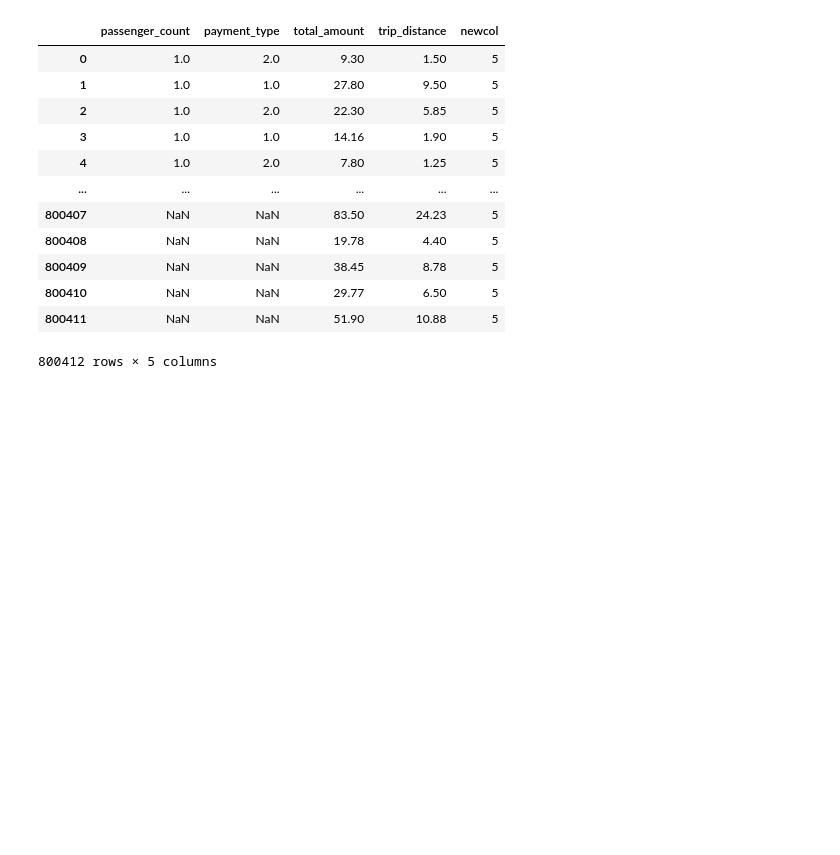
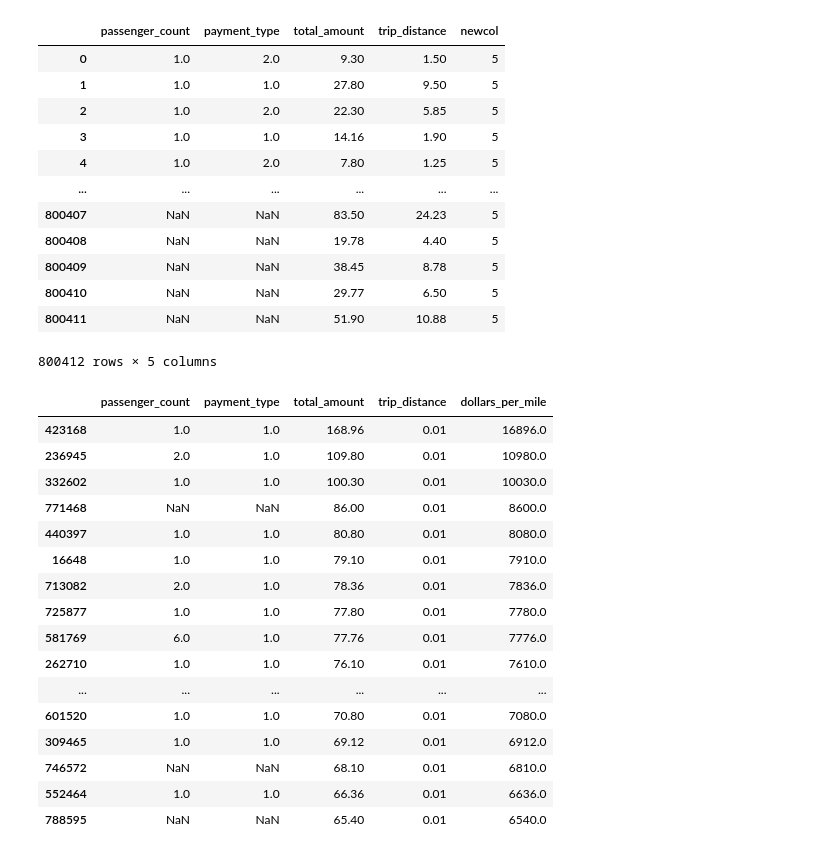
Before and after one commit to opagani/https-github.com-opagani-2024-08Aug-cleaning, a Jupyter notebook: LernerPython - 2024-08Aug-chaining.ipynb, the cells around one changed output. Saved outputs shown, nothing was run; the diff lists cells and outputs as text; code cells hidden in the pictures; blank space fills up the shorter version.

```diff
--- a/LernerPython - 2024-08Aug-chaining.ipynb
+++ b/LernerPython - 2024-08Aug-chaining.ipynb
@@ -538,11 +538,32 @@ The order of keyword arguments to `assign` is important; they are evaluated in o
 # %%
 # adding a column with lambda
 
 (
     pd
     .read_csv(filename,
               usecols=['passenger_count', 'payment_type',
                           'total_amount', 'trip_distance'],
               engine='pyarrow')
-    .assign(newcol = lambda df_: df_['trip_distance'] / df_[')
+    .loc[lambda df_: df['trip_distance'] > 0]   # keep only rows where distance > 0
+    .assign(dollars_per_mile = lambda df_: df_['total_amount'] / df_['trip_distance'])   # add a new column, dollars/mile
+    .sort_values('dollars_per_mile', ascending=False)
+    .head(5)
 )
+# %% [output]
+|  | passenger_count | payment_type | total_amount | trip_distance | dollars_per_mile |
+| 423168 | 1.0 | 1.0 | 168.96 | 0.01 | 16896.0 |
+| 236945 | 2.0 | 1.0 | 109.80 | 0.01 | 10980.0 |
+| 332602 | 1.0 | 1.0 | 100.30 | 0.01 | 10030.0 |
+| 771468 | NaN | NaN | 86.00 | 0.01 | 8600.0 |
+| 440397 | 1.0 | 1.0 | 80.80 | 0.01 | 8080.0 |
+| 16648 | 1.0 | 1.0 | 79.10 | 0.01 | 7910.0 |
+| 713082 | 2.0 | 1.0 | 78.36 | 0.01 | 7836.0 |
+| 725877 | 1.0 | 1.0 | 77.80 | 0.01 | 7780.0 |
+| 581769 | 6.0 | 1.0 | 77.76 | 0.01 | 7776.0 |
+| 262710 | 1.0 | 1.0 | 76.10 | 0.01 | 7610.0 |
+| ... | ... | ... | ... | ... | ... |
+| 601520 | 1.0 | 1.0 | 70.80 | 0.01 | 7080.0 |
+| 309465 | 1.0 | 1.0 | 69.12 | 0.01 | 6912.0 |
+| 746572 | NaN | NaN | 68.10 | 0.01 | 6810.0 |
+| 552464 | 1.0 | 1.0 | 66.36 | 0.01 | 6636.0 |
+| 788595 | NaN | NaN | 65.40 | 0.01 | 6540.0 |
```
